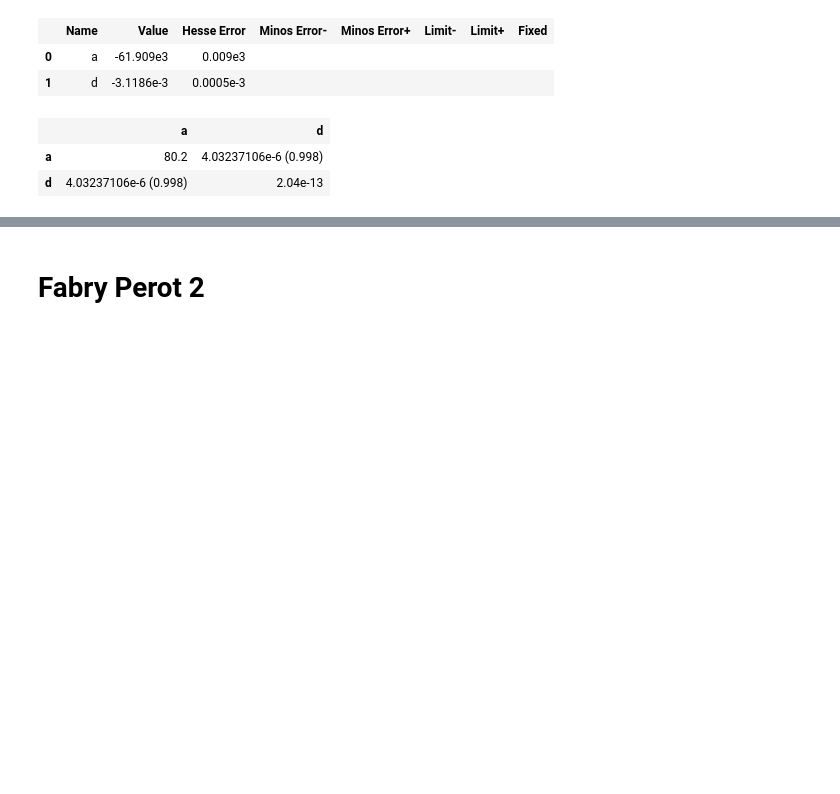
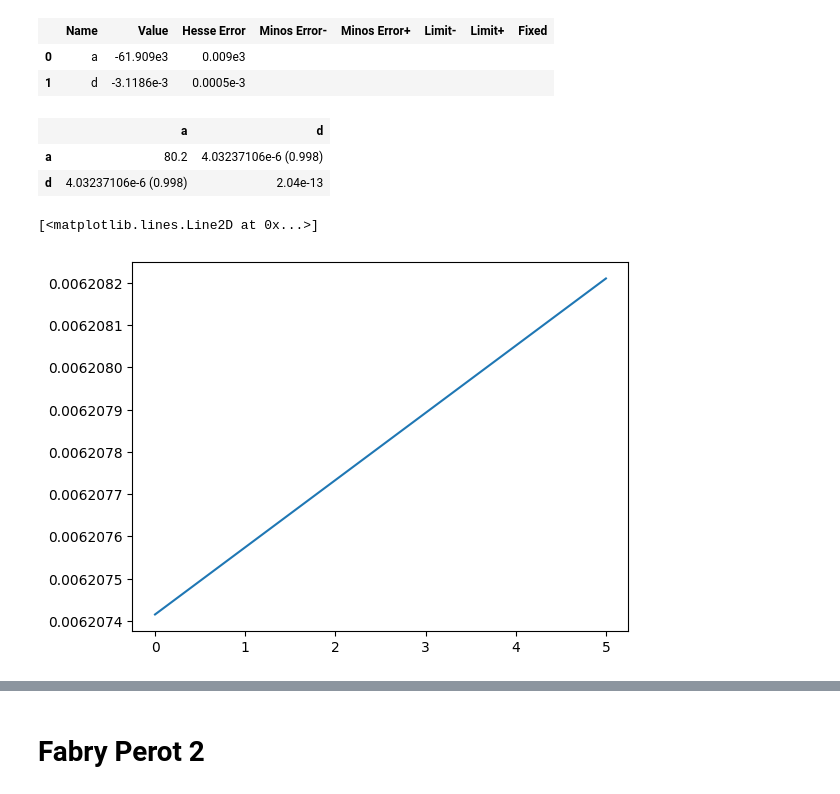
Before and after one commit to Yedi278/Lab2, a Jupyter notebook: Interferometro/Interferometro.ipynb, the cells around one changed output, grey strips where cells are left out. Saved outputs shown, nothing was run; the diff lists cells and outputs as text; code cells hidden in the pictures; blank space fills up the shorter version.

```diff
--- a/Interferometro/Interferometro.ipynb
+++ b/Interferometro/Interferometro.ipynb
@@ -266,7 +269,7 @@ for i,j in zip(angolo,err_angoli_fp1):
 5.45226688645707e-5
 # %%
 def f2(x,d,a):
-    return x*(l_laser/2*d) + a*(l_laser/(4*np.pi*d))
+    return np.arccos(x*(l_laser/2*d) + a*(l_laser/(4*np.pi*d)))
 # %%
 c = LeastSquares(N_fp1, cs_angolo, err_cs_angoli, f1)
 m = Minuit(c, a=-61.91e3, d=-3.1185e-3)
@@ -293 +291,10 @@ def sn(t,dec=1):
+# %%
+# plt.scatter(N_fp1, angolo)
+
+x = np.linspace(0,5)
+y = [np.arccos(f2(i,m.values['d'],m.values['a'])) for i in x]
+plt.plot(x,y)
+# %% [output]
+[<matplotlib.lines.Line2D at 0x...>]
+[figure, added]
 # %%
```
Also changed, not shown: parts of 11 cells of this notebook, 3 other files.
